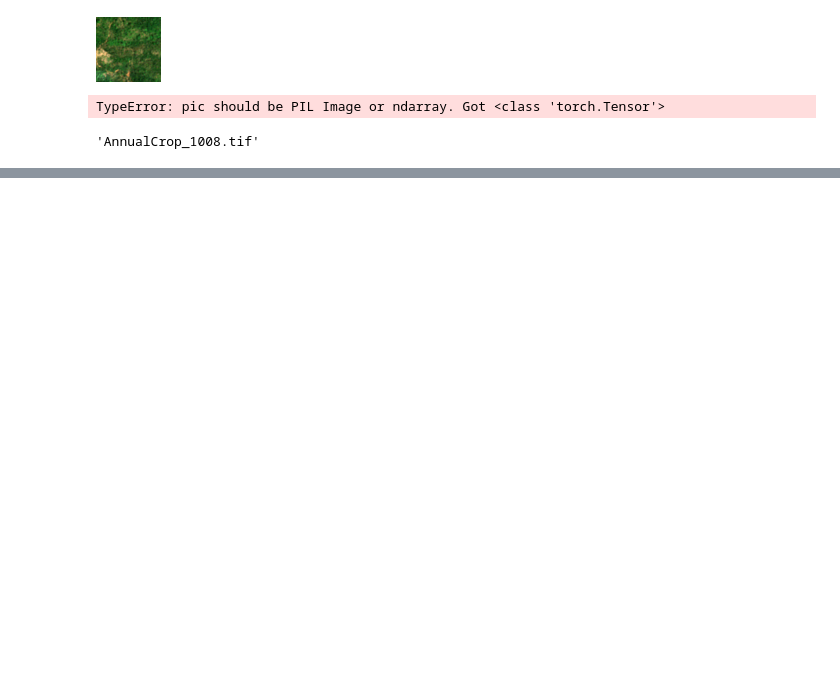
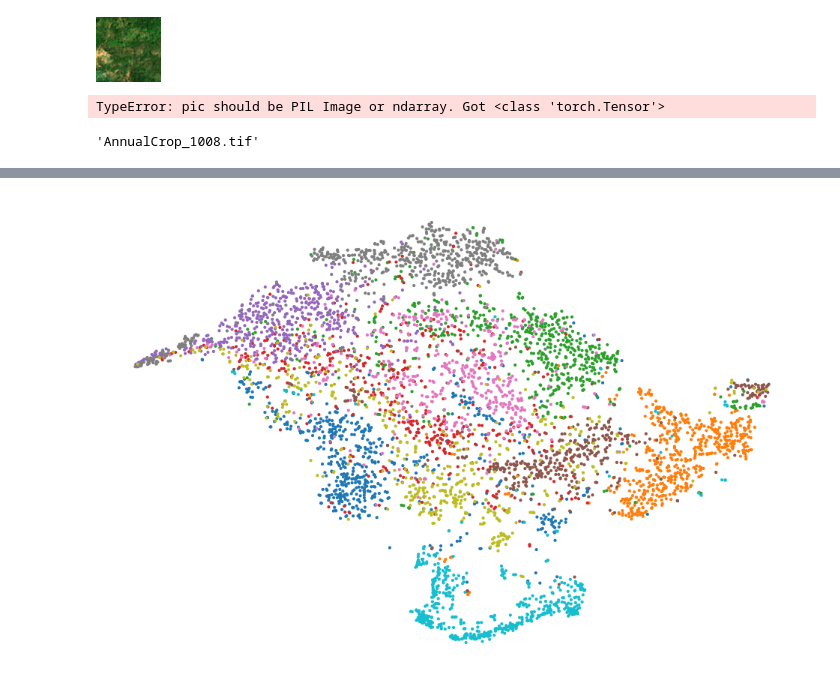
Before and after one commit to e-hokage777/remote-sensing-ssl, a Jupyter notebook: vis.ipynb, the cells around one changed output, grey strips where cells are left out. Drawn from its saved outputs; the diff is of its cells as text; code cells hidden in the pictures; blank space fills up the shorter version.

```diff
--- a/vis.ipynb
+++ b/vis.ipynb
@@ -67,0 +98,11 @@ os.path.basename(dataset.eurosat.imgs[0][0])
+# %%
+tsne = TSNE(n_components=2)
+
+features_decomposed = tsne.fit_transform(features)
+# %%
+plt.figure(figsize=(12,8))
+plt.scatter(features_decomposed[:, 0], features_decomposed[:, 1], c=eurosat_rgb_simclr["label"], s=4, cmap="tab10")
+plt.axis(False)
+plt.show()
+# %% [output]
+[figure, added]
```
Also changed, not shown: parts of 8 cells of this notebook, 3 other files.
